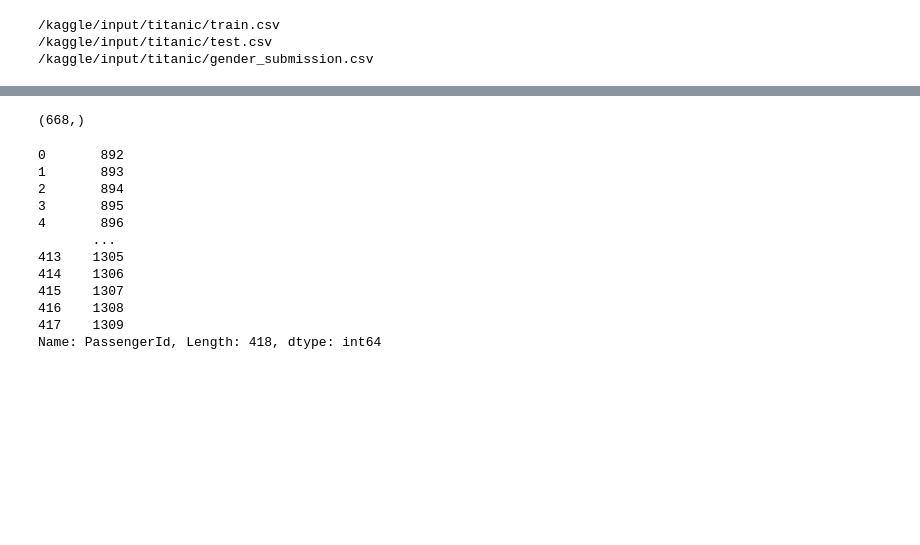
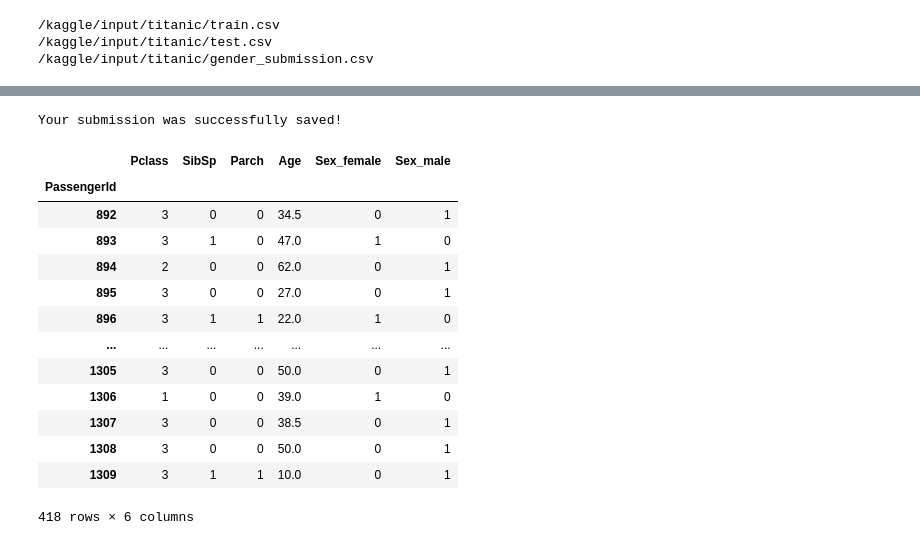
Before and after one commit to theHansem/titanic_kaggle, a Jupyter notebook: titanic1.ipynb, the cells around one changed output, grey strips where cells are left out. Drawn from its saved outputs; the diff is of its cells as text; code cells hidden in the pictures; blank space fills up the shorter version.

```diff
--- a/titanic1.ipynb
+++ b/titanic1.ipynb
@@ -79,6 +80,7 @@ X_test, X_train, y_test, y_train = train_test_split(train_data, y)
 features = ["Pclass", "Sex", "SibSp", "Parch", "Age"]
 X_train = pd.get_dummies(X_train[features])
 X_test = pd.get_dummies(X_test[features])
+test_data = pd.get_dummies(test_data[features])
 # %%
 model = RandomForestClassifier(n_estimators=100, max_depth=5)
 model.fit(X_train, y_train)
@@ -222,24 +206,24 @@ random_accuracy
 # %%
-#predict = base_model.predict(test_data)
-#output = pd.DataFrame({'PassengerId': test_data.PassengerId, 'Survived': predict_base})
-#output.to_csv('submission.csv', index=False)
-#print("Your submission was successfully saved!")
+predict = best_random.predict(test_data)
+output = pd.DataFrame({'PassengerId': test_data.index, 'Survived': predict})
+output.to_csv('submission.csv', index=False)
+print("Your submission was successfully saved!")
+# %% [output]
+Your submission was successfully saved!
-# %%
-predict_base.shape
-# %% [output]
-(668,)
 # %%
-test_data.PassengerId
+test_data
 # %% [output]
+|  | Pclass | SibSp | Parch | Age | Sex_female | Sex_male |
+| PassengerId |  |  |  |  |  |  |
+| 892 | 3 | 0 | 0 | 34.5 | 0 | 1 |
+| 893 | 3 | 1 | 0 | 47.0 | 1 | 0 |
+| 894 | 2 | 0 | 0 | 62.0 | 0 | 1 |
+| 895 | 3 | 0 | 0 | 27.0 | 0 | 1 |
+| 896 | 3 | 1 | 1 | 22.0 | 1 | 0 |
+| ... | ... | ... | ... | ... | ... | ... |
+| 1305 | 3 | 0 | 0 | 50.0 | 0 | 1 |
+| 1306 | 1 | 0 | 0 | 39.0 | 1 | 0 |
+| 1307 | 3 | 0 | 0 | 38.5 | 0 | 1 |
+| 1308 | 3 | 0 | 0 | 50.0 | 0 | 1 |
+| 1309 | 3 | 1 | 1 | 10.0 | 0 | 1 |
-0       892
-1       893
-2       894
-3       895
-4       896
-       ...
-413    1305
-414    1306
-415    1307
-416    1308
-417    1309
-Name: PassengerId, Length: 418, dtype: int64
+418 rows × 6 columns
```
Also changed, not shown: parts of 15 cells of this notebook.
